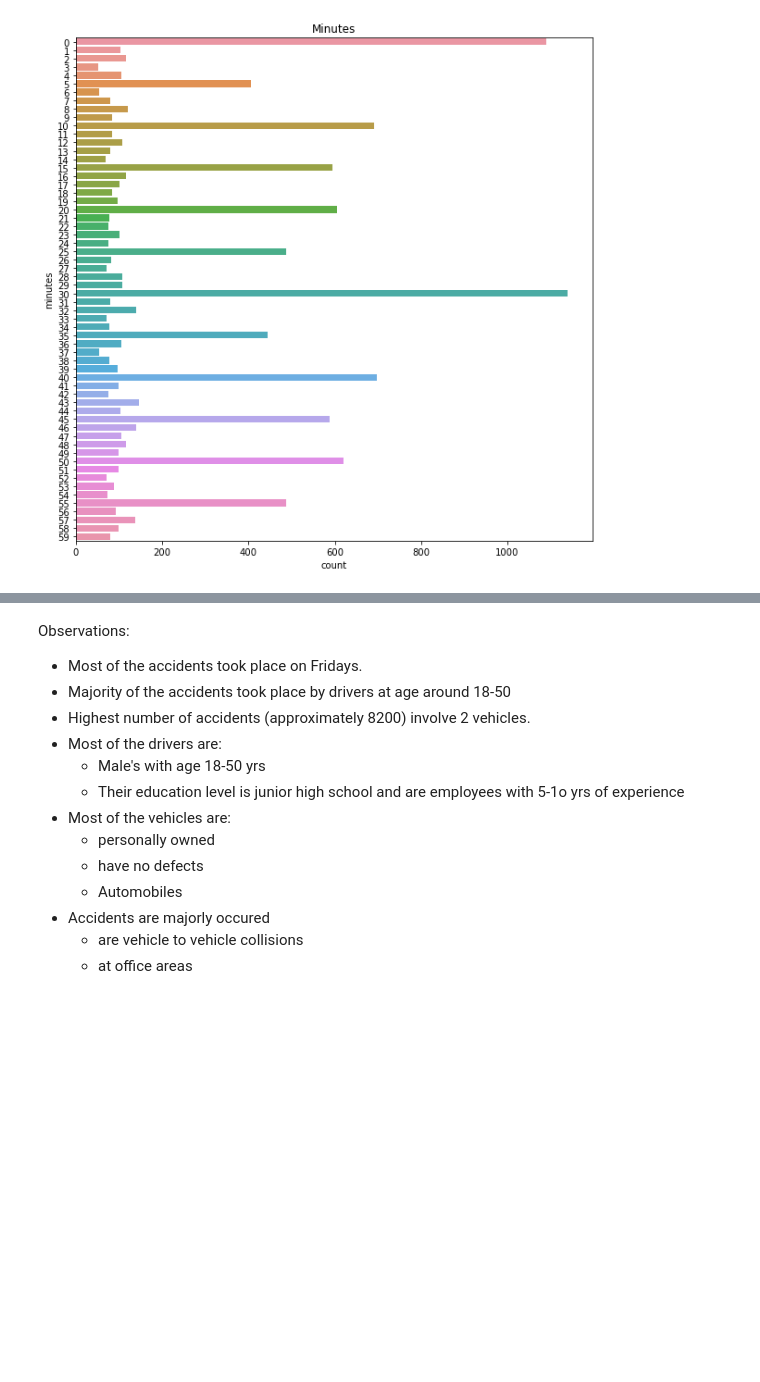
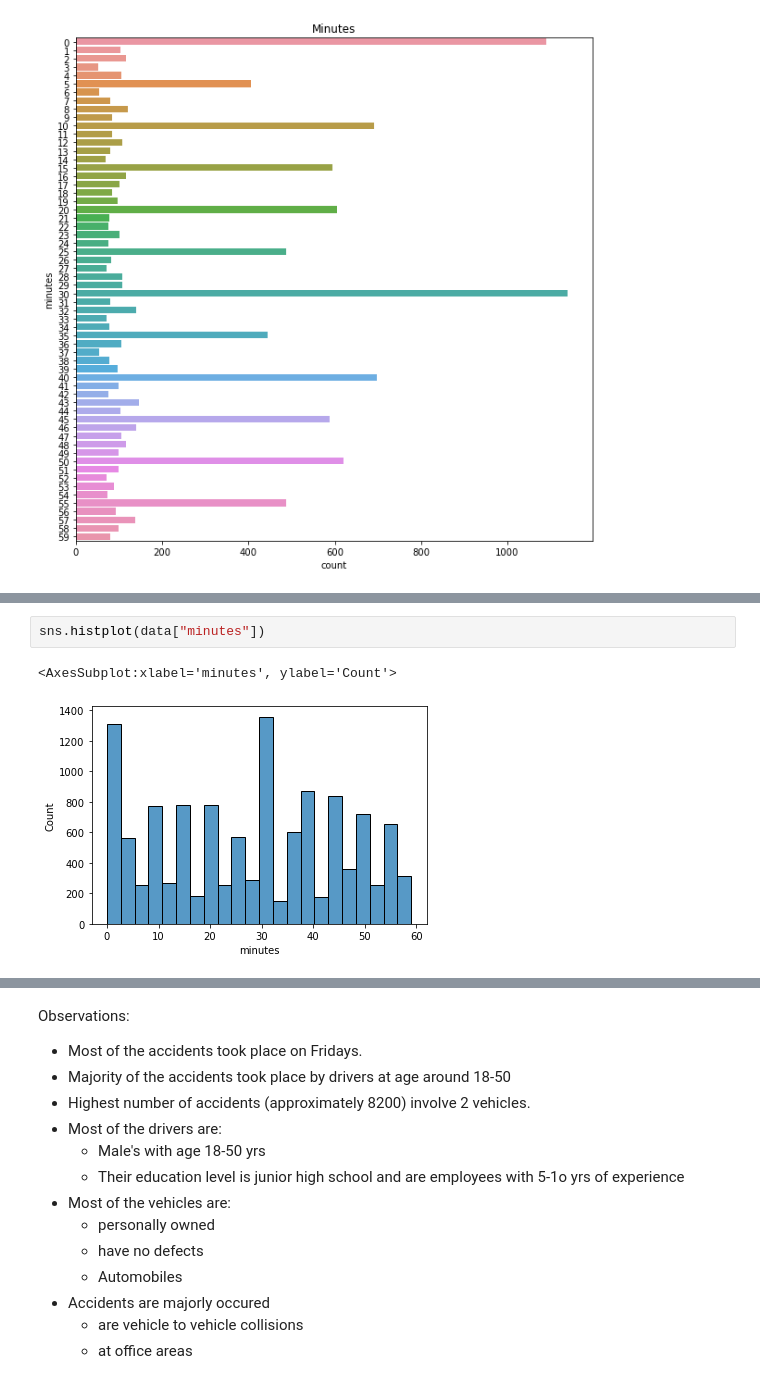
Before and after one commit to LahariBoni/RTA---Road-Accident-Severity, a Jupyter notebook: RTA_Dataset.ipynb, the cells around one changed output, grey strips where cells are left out. Saved outputs shown, nothing was run; the diff lists cells and outputs as text; blank space fills up the shorter version.

```diff
--- a/RTA_Dataset.ipynb
+++ b/RTA_Dataset.ipynb
@@ -344,0 +350,5 @@ plt.show()
+# %%
+sns.histplot(data["minutes"])
+# %% [output]
+<AxesSubplot:xlabel='minutes', ylabel='Count'>
+[figure, added]
```
Also changed, not shown: parts of 5 cells of this notebook.
